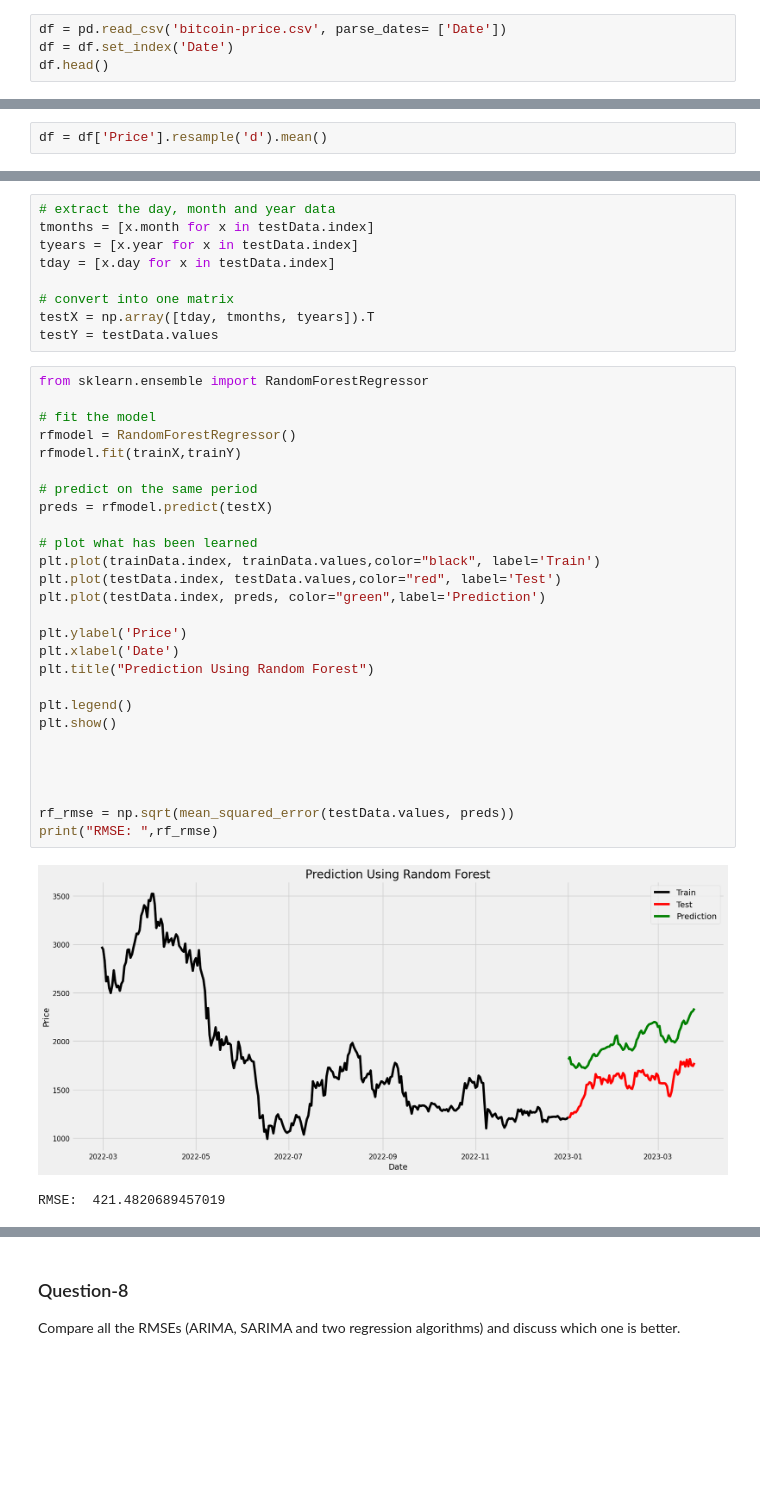
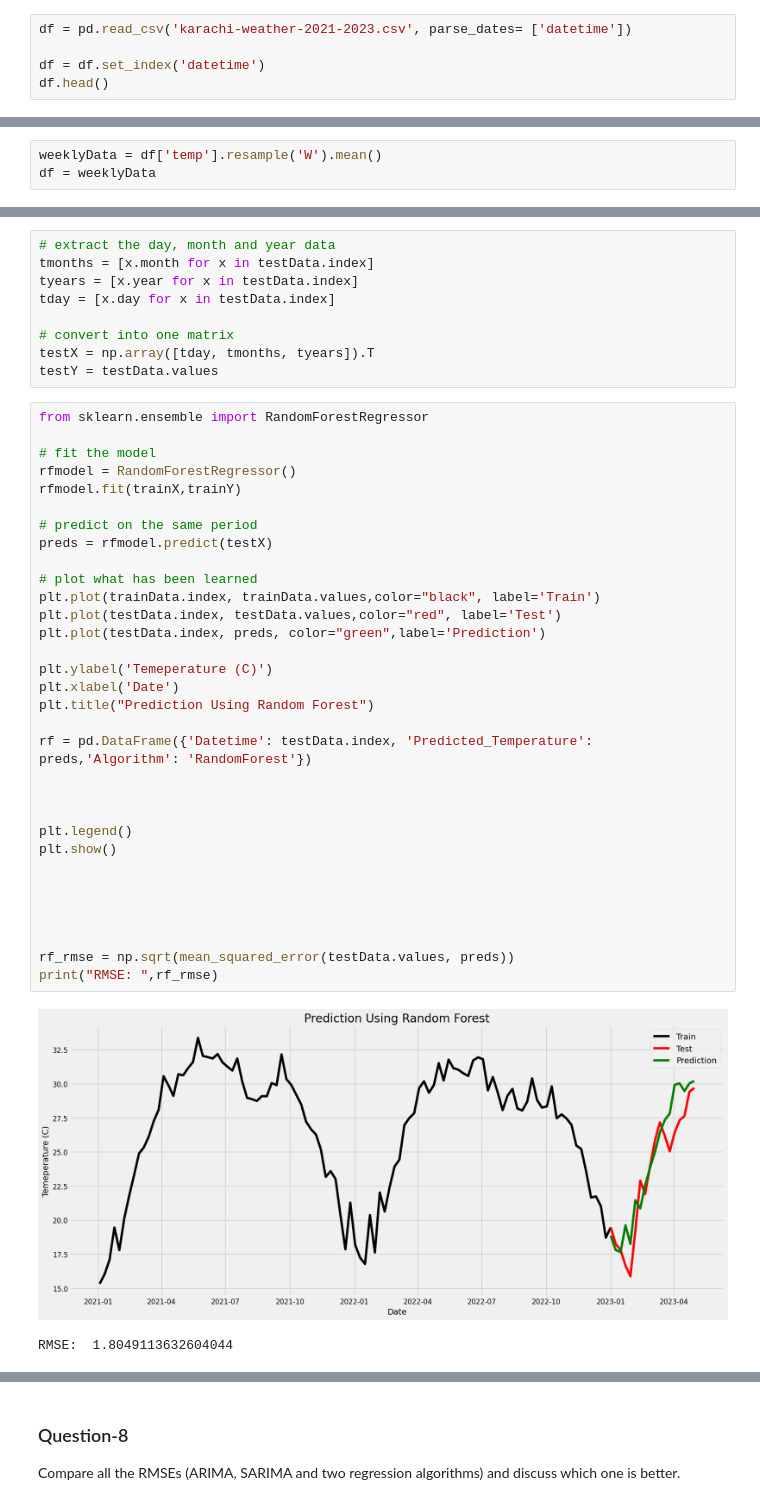
Before and after one commit to ronit450/Data-Science, a Jupyter notebook: HomeWorks/HomeWork-12/rk06451_hw12.ipynb, the cells around one changed output, grey strips where cells are left out. Cells and saved outputs as stored; diff of their text form; blank space fills up the shorter version.

```diff
--- a/HomeWorks/HomeWork-12/rk06451_hw12.ipynb
+++ b/HomeWorks/HomeWork-12/rk06451_hw12.ipynb
@@ -19,7 +19,8 @@ matplotlib.rcParams['ytick.labelsize'] = 12
 matplotlib.rcParams['text.color'] = 'k'
 import math
 # %%
-df = pd.read_csv('bitcoin-price.csv', parse_dates= ['Date'])
-df = df.set_index('Date')
+df = pd.read_csv('karachi-weather-2021-2023.csv', parse_dates= ['datetime'])
+
+df = df.set_index('datetime')
 df.head()
 # %% [output]
@@ -33,3 +34,6 @@ df.head()
+# %%
+weeklyData = df['temp'].resample('W').mean()
+df = weeklyData
 # %%
 decomposition = sm.tsa.seasonal_decompose(df, model='additive')
 rcParams['figure.figsize'] = 18, 8
@@ -43,5 +48,3 @@ As the trend shows that the value of bitcoin is increasing with proper progragan
-# %%
-df = df['Price'].resample('d').mean()
 # %% [markdown]
 <h3> Question 3: </h3>
 Split the data into train and test sets. Use all the data for year 2020 for training and
@@ -263,30 +287,35 @@ testY = testData.values
 # %%
 from sklearn.ensemble import RandomForestRegressor
 
 # fit the model
 rfmodel = RandomForestRegressor()
 rfmodel.fit(trainX,trainY)
 
 # predict on the same period
 preds = rfmodel.predict(testX)
 
 # plot what has been learned
 plt.plot(trainData.index, trainData.values,color="black", label='Train')
 plt.plot(testData.index, testData.values,color="red", label='Test')
 plt.plot(testData.index, preds, color="green",label='Prediction')
 
-plt.ylabel('Price')
+plt.ylabel('Temeperature (C)')
 plt.xlabel('Date')
 plt.title("Prediction Using Random Forest")
+
+rf = pd.DataFrame({'Datetime': testData.index, 'Predicted_Temperature': preds,'Algorithm': 'RandomForest'})
+
+
 
 plt.legend()
 plt.show()
 
 
 
 
+
 rf_rmse = np.sqrt(mean_squared_error(testData.values, preds))
 print("RMSE: ",rf_rmse)
 # %% [output]
-[figure, old version]
+[figure, new version]
-RMSE:  421.4820689457019
+RMSE:  1.8049113632604044
```
Also changed, not shown: parts of 18 cells of this notebook, 24 other files.
